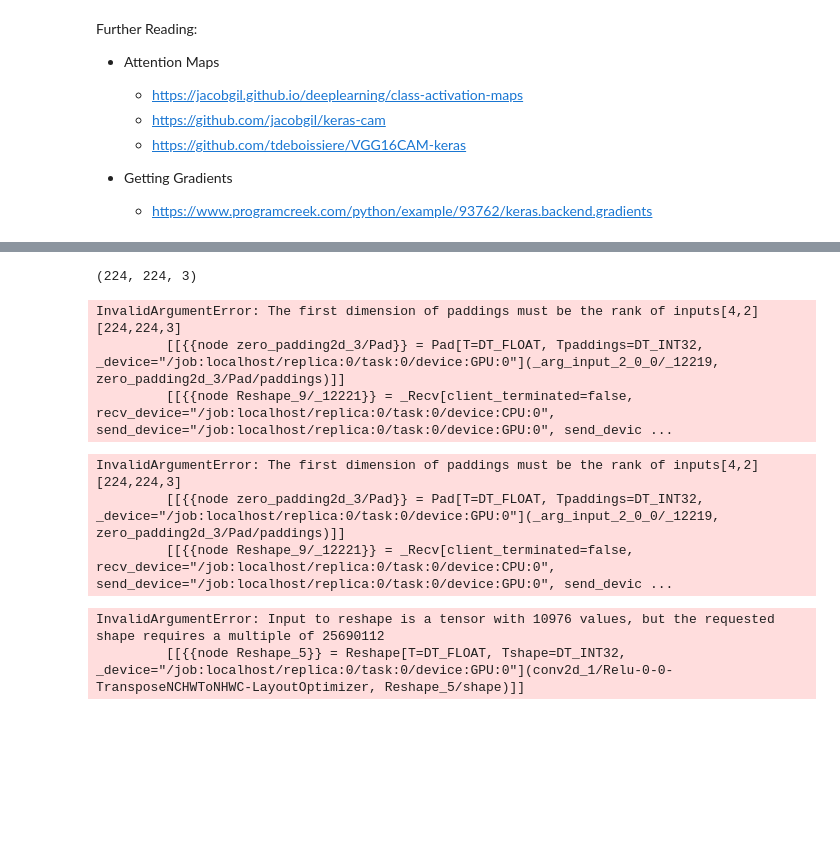
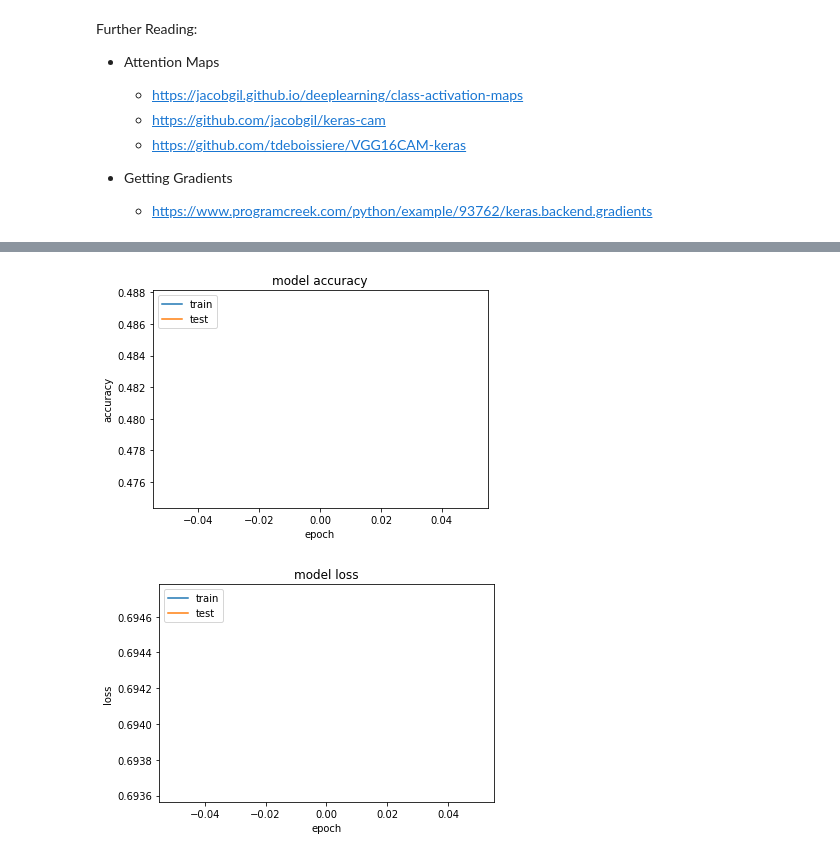
Before and after one commit to jordancoil/dental-lesions, a Jupyter notebook: GuidedAttentionInferenceNetwork-Test.py.ipynb, the cells around one changed output, grey strips where cells are left out. Cells and saved outputs as stored; diff of their text form; code cells hidden in the pictures; blank space fills up the shorter version.

```diff
--- a/GuidedAttentionInferenceNetwork-Test.py.ipynb
+++ b/GuidedAttentionInferenceNetwork-Test.py.ipynb
@@ -307,7 +331,7 @@ train_path = './lesion_images/all_images_processed/'
 
 model_params = ModelParameters(
     train_path,
-    num_epochs= 1 if train_test_model else 10,
+    num_epochs= 1 if train_test_model else 15,
     batch_size=16,
     image_rows=224,
     image_cols=224,
@@ -316,21 +340,21 @@ model_params = ModelParameters(
 
 image_processor = ImagePreprocessor(model_params)
 
-
 training_generator = ImageBatchGenerator(partition['train'], data, model_params, image_processor)
 validation_generator = ImageBatchGenerator(partition['validation'], data, model_params, image_processor)
 predict_generator = PredictGenerator(partition['validation'], image_processor, train_path)
 # %%
 if not already_trained:
     print("Training Model")
-    model = GAIN_Model(model_params)
-    model.build_model()
-    model.compile_model()
-    model.set_generators(training_generator, validation_generator)
-    history = model.learn()
+    gain = GAIN_Model(model_params)
+    gain.build_model()
+    gain.compile_model()
+    gain.set_generators(training_generator, validation_generator)
+    history = gain.learn()
 
     filename = "test_model.h5" if train_test_model else "attention_mask_model.h5"
-    model.save(filename)
+    gain.save(filename)
+    model = gain.model
     already_trained = True
 else:
     print("Loading Model")
@@ -419,22 +367,0 @@ get_classmap = keras.backend.function([inpt], [classmap])
-# %%
-original_img = cv2.imread(train_path + "0001-0.jpg")
-testimg = cv2.resize(original_img, (224, 224)).astype(np.float32)
-testimg.shape
-#testimg = np.float32(testimg)[:,:,:3]
-#testimg = testimg.reshape(1, 3, 224, 224)
-# %% [output]
-(224, 224, 3)
-# %%
-get_classmap([testimg])
-# %% [output]
-InvalidArgumentError: The first dimension of paddings must be the rank of inputs[4,2] [224,224,3]
-         [[{{node zero_padding2d_3/Pad}} = Pad[T=DT_FLOAT, Tpaddings=DT_INT32, _device="/job:localhost/replica:0/task:0/device:GPU:0"](_arg_input_2_0_0/_12219, zero_padding2d_3/Pad/paddings)]]
-         [[{{node Reshape_9/_12221}} = _Recv[client_terminated=false, recv_device="/job:localhost/replica:0/task:0/device:CPU:0", send_device="/job:localhost/replica:0/task:0/device:GPU:0", send_devic ...
-# %%
-testimg = cv2.resize(original_img, (224, 224)).astype(np.float32)
-testimg = testimg[:,:,::-1]
-get_classmap([testimg])
-# %% [output]
-InvalidArgumentError: The first dimension of paddings must be the rank of inputs[4,2] [224,224,3]
-         [[{{node zero_padding2d_3/Pad}} = Pad[T=DT_FLOAT, Tpaddings=DT_INT32, _device="/job:localhost/replica:0/task:0/device:GPU:0"](_arg_input_2_0_0/_12219, zero_padding2d_3/Pad/paddings)]]
-         [[{{node Reshape_9/_12221}} = _Recv[client_terminated=false, recv_device="/job:localhost/replica:0/task:0/device:CPU:0", send_device="/job:localhost/replica:0/task:0/device:GPU:0", send_devic ...
@@ -448,5 +368,23 @@ testimg = tf.expand_dims(testimg, 0)
-# %%
-get_classmap([testimg])
-# %% [output]
-InvalidArgumentError: Input to reshape is a tensor with 10976 values, but the requested shape requires a multiple of 25690112
-         [[{{node Reshape_5}} = Reshape[T=DT_FLOAT, Tshape=DT_INT32, _device="/job:localhost/replica:0/task:0/device:GPU:0"](conv2d_1/Relu-0-0-TransposeNCHWToNHWC-LayoutOptimizer, Reshape_5/shape)]]
+# %%
+import matplotlib.pyplot as plt
+
+# summarize history for accuracy
+plt.plot(history.history['acc'])
+plt.plot(history.history['val_acc'])
+plt.title('model accuracy')
+plt.ylabel('accuracy')
+plt.xlabel('epoch')
+plt.legend(['train', 'test'], loc='upper left')
+plt.show()
+
+# summarize history for loss
+plt.plot(history.history['loss'])
+plt.plot(history.history['val_loss'])
+plt.title('model loss')
+plt.ylabel('loss')
+plt.xlabel('epoch')
+plt.legend(['train', 'test'], loc='upper left')
+plt.show()
+# %% [output]
+[figure, added]
+[figure, added]
```
Also changed, not shown: parts of 13 cells of this notebook, 1 other file.
